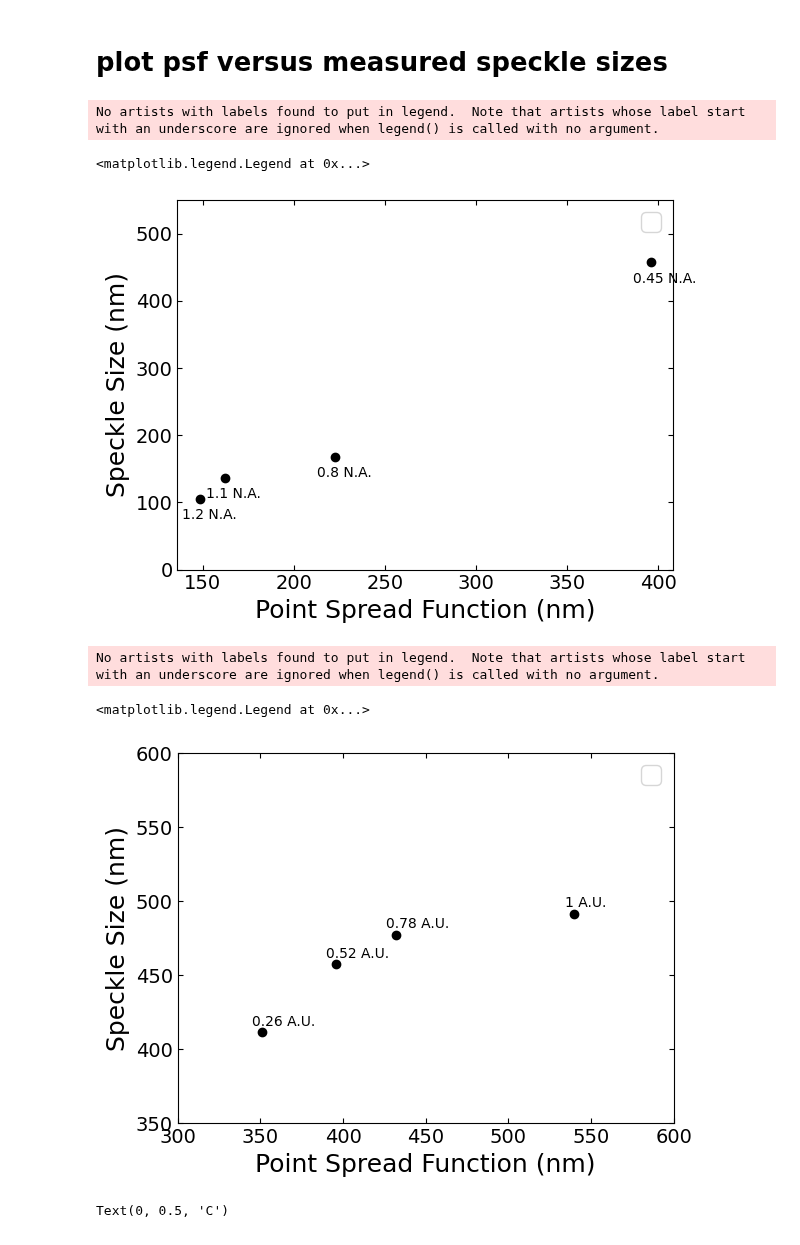
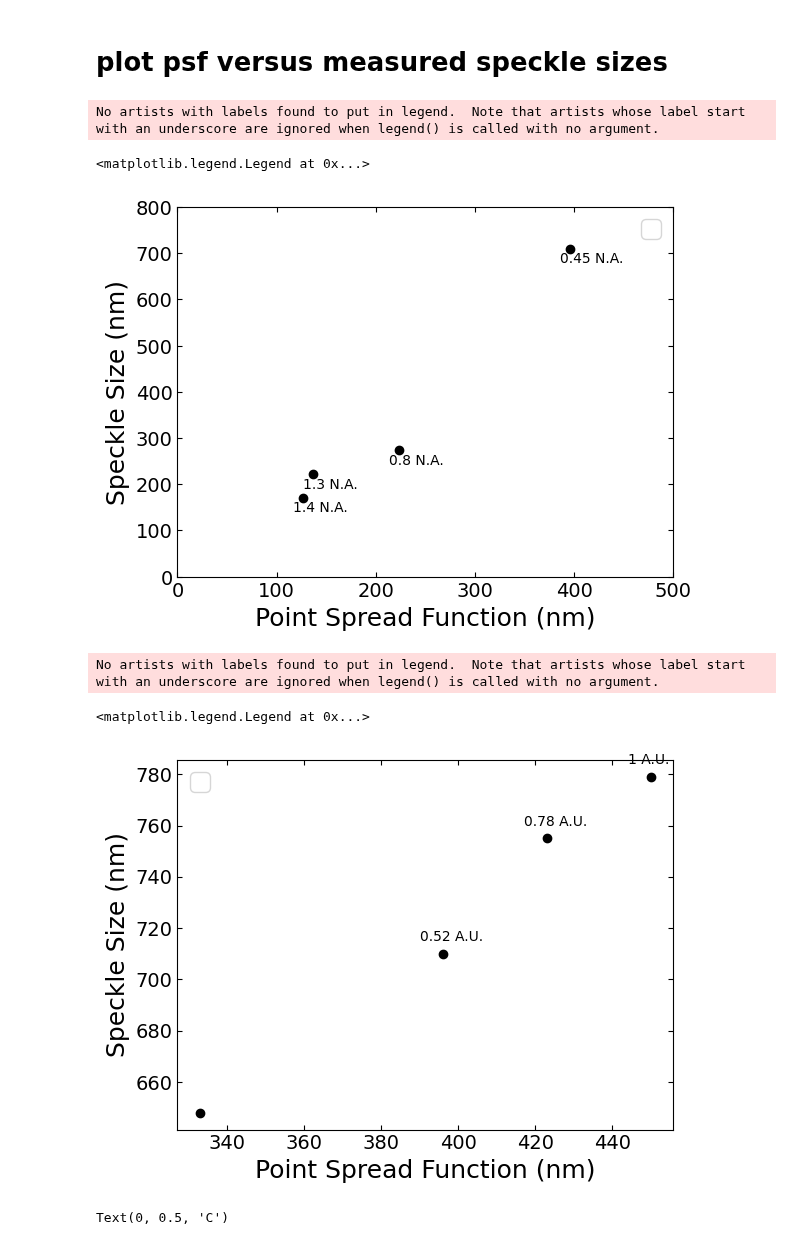
Before and after one commit to wwy-wwy-wwy/Speckle_project, a Jupyter notebook: speckle/colloidal_analysis/paper_figures_colloidalpart.ipynb, the cells around one changed output. Saved outputs shown, nothing was run; the diff lists cells and outputs as text; code cells hidden in the pictures.

Commit message:
fix paper figure file

```diff
--- a/speckle/colloidal_analysis/paper_figures_colloidalpart.ipynb
+++ b/speckle/colloidal_analysis/paper_figures_colloidalpart.ipynb
@@ -4,9 +4,9 @@ import numpy as np
 # %% [markdown]
 # plot psf versus measured speckle sizes
 # %%
-measured_size_NA=[457,168,137,105]
-psf_NA=[396,222.75,162,148.5]
-n=['0.45 N.A.','0.8 N.A.', '1.1 N.A.', '1.2 N.A.']
+measured_size_NA=[710,273,221,170]
+psf_NA=[396,223,137,127]
+n=['0.45 N.A.','0.8 N.A.', '1.3 N.A.', '1.4 N.A.']
 fig, ax = plt.subplots()
 ax.scatter(psf_NA, measured_size_NA,c='k')
 
@@ -16,36 +16,36 @@ for i, txt in enumerate(n):
 plt.tick_params(bottom=True, top=True, left=True, right=True,direction='in')
 plt.xticks(fontsize=14)
 plt.yticks(fontsize=14)
-plt.ylim(0,550)
+plt.ylim(0,800)
+plt.xlim(0,500)
 plt.xlabel('Point Spread Function (nm)',size=18)
 plt.ylabel('Speckle Size (nm)',size=18)
 plt.legend(fontsize=18)
 # %% [output]
 No artists with labels found to put in legend.  Note that artists whose label start with an underscore are ignored when legend() is called with no argument.
 <matplotlib.legend.Legend at 0x...>
-[figure, old version]
+[figure, new version]
 # %%
-measured_size_NA=[411,457,477,491]
-psf_NA=[351,396,432,540]
+measured_size_NA=[648,710,755,779]
+psf_NA=[333,396,423,450]
 n=['0.26 A.U.','0.52 A.U.', '0.78 A.U.', '1 A.U.']
 fig, ax = plt.subplots()
 ax.scatter(psf_NA, measured_size_NA,c='k')
 
 for i, txt in enumerate(n):
     ax.annotate(txt, (psf_NA[i]-6, measured_size_NA[i]+5),xycoords='data')
 
 plt.tick_params(bottom=True, top=True, left=True, right=True,direction='in')
 plt.xticks(fontsize=14)
 plt.yticks(fontsize=14)
-plt.xlim(300,600)
-plt.ylim(350,600)
+
 plt.xlabel('Point Spread Function (nm)',size=18)
 plt.ylabel('Speckle Size (nm)',size=18)
 plt.legend(fontsize=18)
 # %% [output]
 No artists with labels found to put in legend.  Note that artists whose label start with an underscore are ignored when legend() is called with no argument.
 <matplotlib.legend.Legend at 0x...>
-[figure, old version]
+[figure, new version]
 # %%
 au=[0.26, 0.52, 0.78, 1]
 contrast=[0.618226049,0.495740801,0.413857826,0.35796003]
```
Also changed, not shown: 7 other files.
